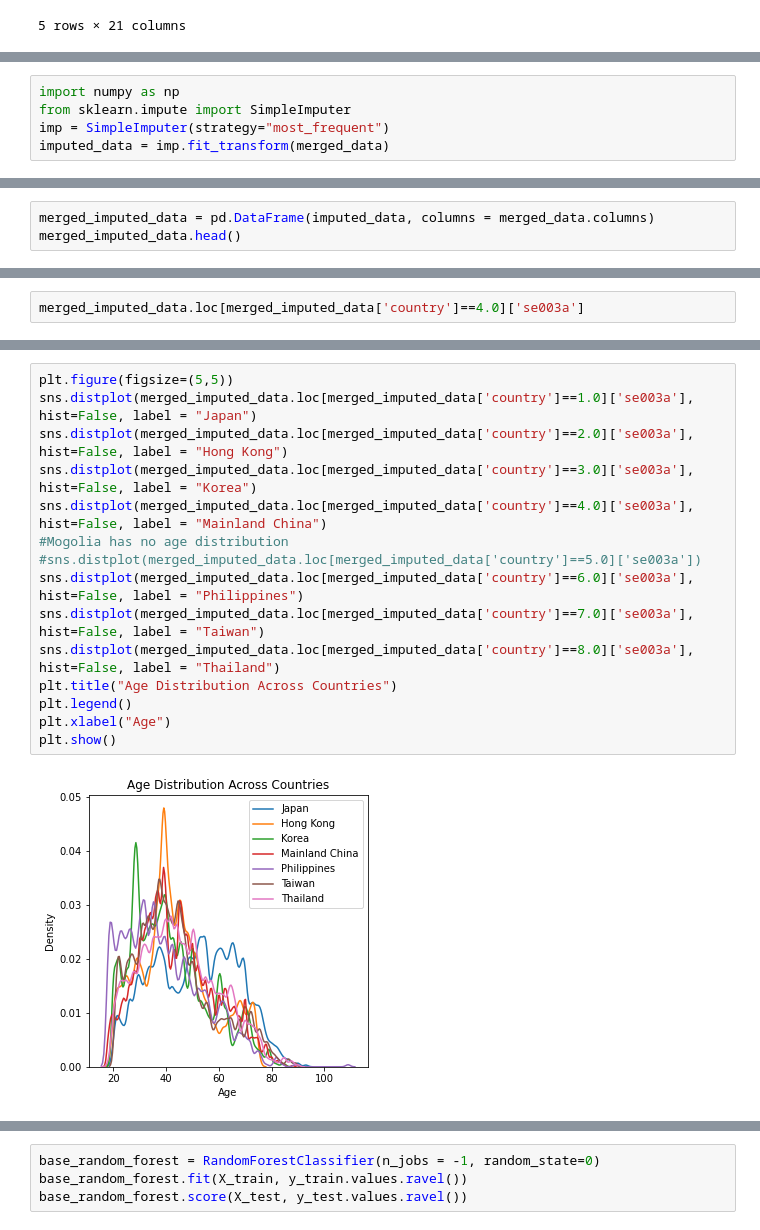
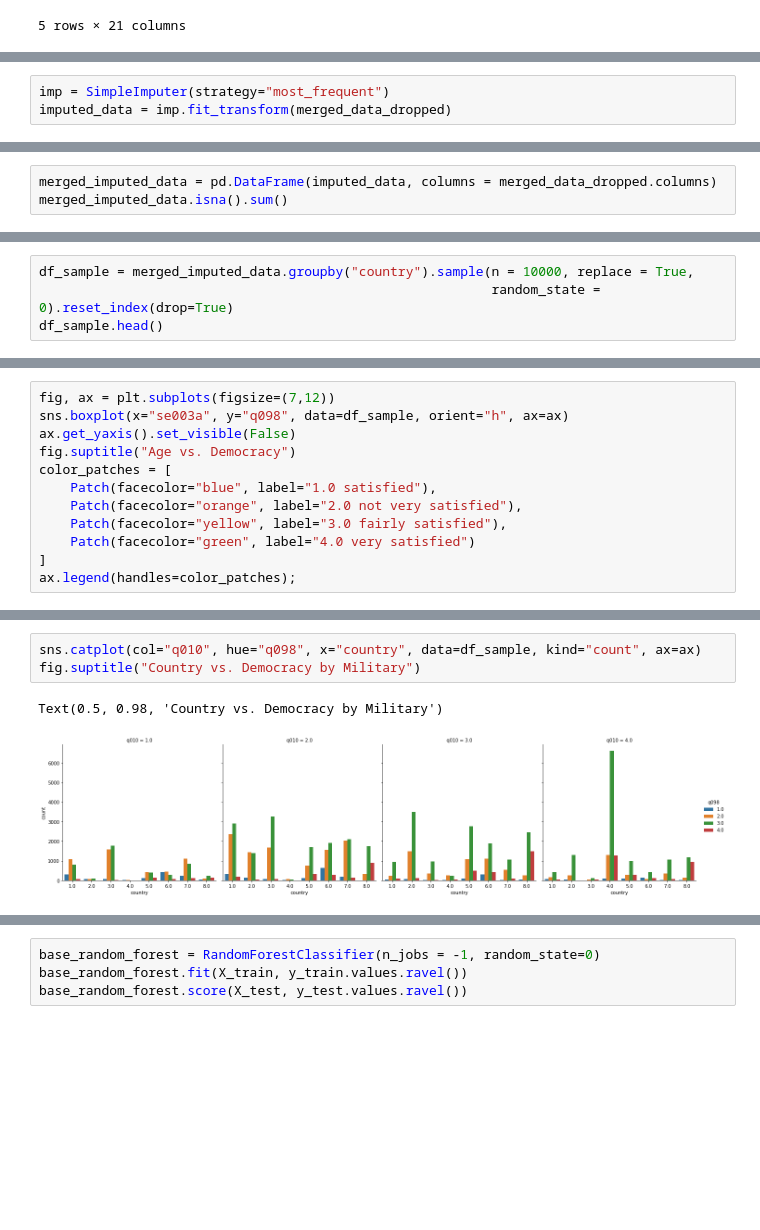
Before and after one commit to missvicki/Datathon-ABS, a Jupyter notebook: Datathon_Random_Forest.ipynb, the cells around one changed output, grey strips where cells are left out. Drawn from its saved outputs; the diff is of its cells as text; blank space fills up the shorter version.

```diff
--- a/Datathon_Random_Forest.ipynb
+++ b/Datathon_Random_Forest.ipynb
@@ -81,5 +166,3 @@ for column in merged_data.columns:
 # %%
-import numpy as np
-from sklearn.impute import SimpleImputer
 imp = SimpleImputer(strategy="most_frequent")
-imputed_data = imp.fit_transform(merged_data)
+imputed_data = imp.fit_transform(merged_data_dropped)
@@ -96,4 +169,4 @@ array([[4., 1., 1., ..., 4., 3., 2.],
 # %%
-merged_imputed_data = pd.DataFrame(imputed_data, columns = merged_data.columns)
-merged_imputed_data.head()
+merged_imputed_data = pd.DataFrame(imputed_data, columns = merged_data_dropped.columns)
+merged_imputed_data.isna().sum()
 # %% [output]
@@ -108,0 +196,4 @@ merged_imputed_data.to_csv("merged&imputed.csv")
+# %%
+df_sample = merged_imputed_data.groupby("country").sample(n = 10000, replace = True,
+                                                          random_state = 0).reset_index(drop=True)
+df_sample.head()
@@ -163,3 +237,13 @@ sns.distplot(merged_imputed_data.loc[merged_imputed_data['country']==4.0]['se003
 # %%
-merged_imputed_data.loc[merged_imputed_data['country']==4.0]['se003a']
+fig, ax = plt.subplots(figsize=(7,12))
+sns.boxplot(x="se003a", y="q098", data=df_sample, orient="h", ax=ax)
+ax.get_yaxis().set_visible(False)
+fig.suptitle("Age vs. Democracy")
+color_patches = [
+    Patch(facecolor="blue", label="1.0 satisfied"),
+    Patch(facecolor="orange", label="2.0 not very satisfied"),
+    Patch(facecolor="yellow", label="3.0 fairly satisfied"),
+    Patch(facecolor="green", label="4.0 very satisfied")
+]
+ax.legend(handles=color_patches);
 # %% [output]
@@ -215,18 +275,7 @@ warnings.filterwarnings('ignore')
 # %%
-plt.figure(figsize=(5,5))
-sns.distplot(merged_imputed_data.loc[merged_imputed_data['country']==1.0]['se003a'], hist=False, label = "Japan")
-sns.distplot(merged_imputed_data.loc[merged_imputed_data['country']==2.0]['se003a'], hist=False, label = "Hong Kong")
-sns.distplot(merged_imputed_data.loc[merged_imputed_data['country']==3.0]['se003a'], hist=False, label = "Korea")
-sns.distplot(merged_imputed_data.loc[merged_imputed_data['country']==4.0]['se003a'], hist=False, label = "Mainland China")
-#Mogolia has no age distribution
-#sns.distplot(merged_imputed_data.loc[merged_imputed_data['country']==5.0]['se003a'])
-sns.distplot(merged_imputed_data.loc[merged_imputed_data['country']==6.0]['se003a'], hist=False, label = "Philippines")
-sns.distplot(merged_imputed_data.loc[merged_imputed_data['country']==7.0]['se003a'], hist=False, label = "Taiwan")
-sns.distplot(merged_imputed_data.loc[merged_imputed_data['country']==8.0]['se003a'], hist=False, label = "Thailand")
-plt.title("Age Distribution Across Countries")
-plt.legend()
-plt.xlabel("Age")
-plt.show()
+sns.catplot(col="q010", hue="q098", x="country", data=df_sample, kind="count", ax=ax)
+fig.suptitle("Country vs. Democracy by Military")
 # %% [output]
+Text(0.5, 0.98, 'Country vs. Democracy by Military')
-[figure, old version]
+[figure, new version]
 # %%
```
Also changed, not shown: parts of 81 cells of this notebook, 5 other files.
